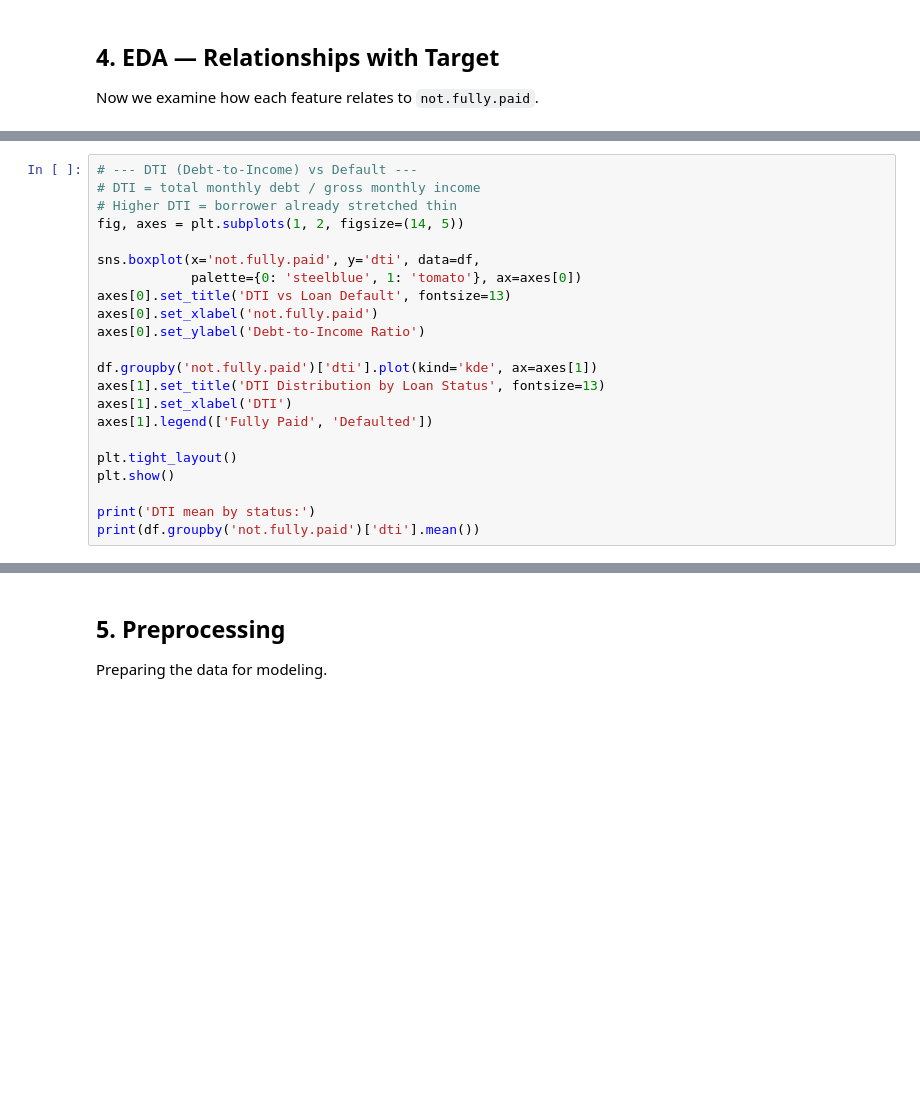
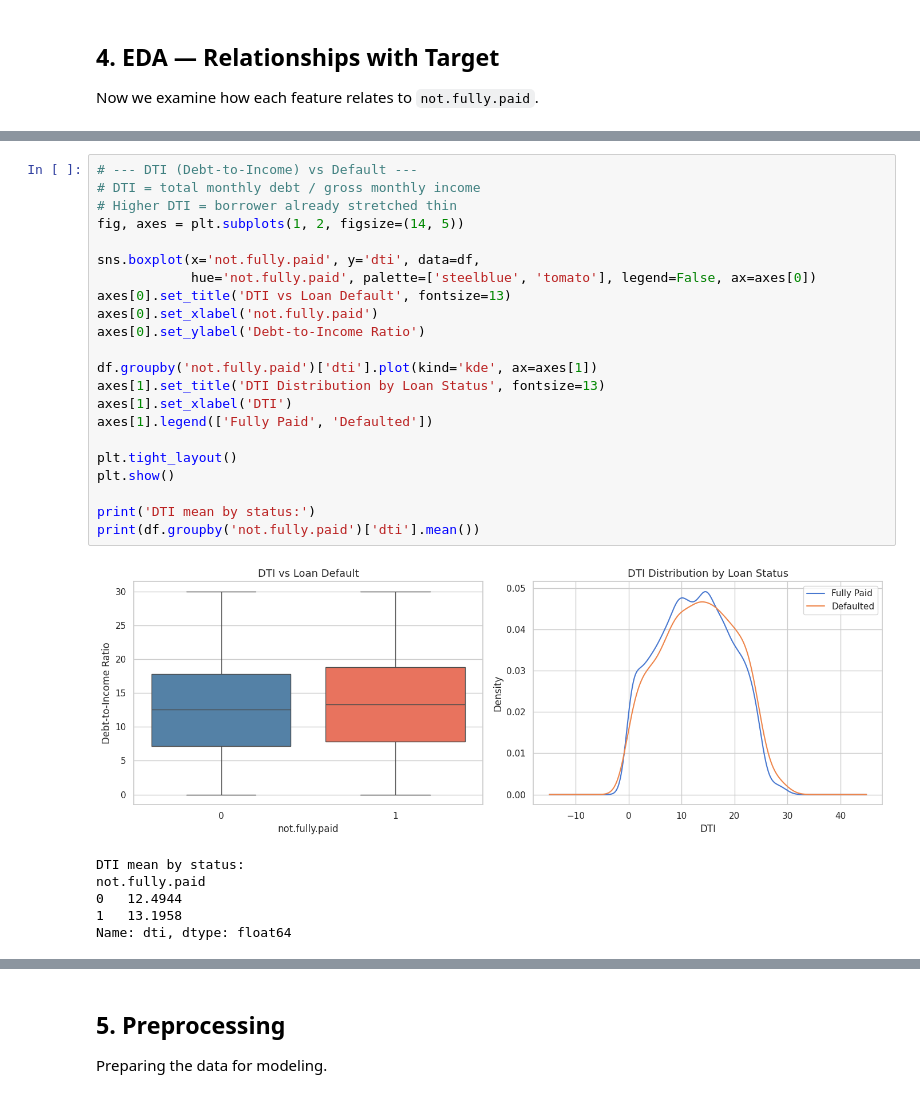
Before and after one commit to karvaroz/ML_CRASH_COURSE, a Jupyter notebook: loan_analysis.ipynb, the cells around one changed output, grey strips where cells are left out. Drawn from its saved outputs; the diff is of its cells as text; blank space fills up the shorter version.

```diff
--- a/loan_analysis.ipynb
+++ b/loan_analysis.ipynb
@@ -233,25 +324,32 @@ print(df.groupby('not.fully.paid')['int.rate'].describe())
 # %%
 # --- DTI (Debt-to-Income) vs Default ---
 # DTI = total monthly debt / gross monthly income
 # Higher DTI = borrower already stretched thin
 fig, axes = plt.subplots(1, 2, figsize=(14, 5))
 
 sns.boxplot(x='not.fully.paid', y='dti', data=df,
-            palette={0: 'steelblue', 1: 'tomato'}, ax=axes[0])
+            hue='not.fully.paid', palette=['steelblue', 'tomato'], legend=False, ax=axes[0])
 axes[0].set_title('DTI vs Loan Default', fontsize=13)
 axes[0].set_xlabel('not.fully.paid')
 axes[0].set_ylabel('Debt-to-Income Ratio')
 
 df.groupby('not.fully.paid')['dti'].plot(kind='kde', ax=axes[1])
 axes[1].set_title('DTI Distribution by Loan Status', fontsize=13)
 axes[1].set_xlabel('DTI')
 axes[1].legend(['Fully Paid', 'Defaulted'])
 
 plt.tight_layout()
 plt.show()
 
 print('DTI mean by status:')
 print(df.groupby('not.fully.paid')['dti'].mean())
+# %% [output]
+[figure, added]
+DTI mean by status:
+not.fully.paid
+0   12.4944
+1   13.1958
+Name: dti, dtype: float64
 # %%
 # --- Default Rate by Purpose ---
 # Which loan purposes have the highest default rate?
```
Also changed, not shown: parts of 26 cells of this notebook.
